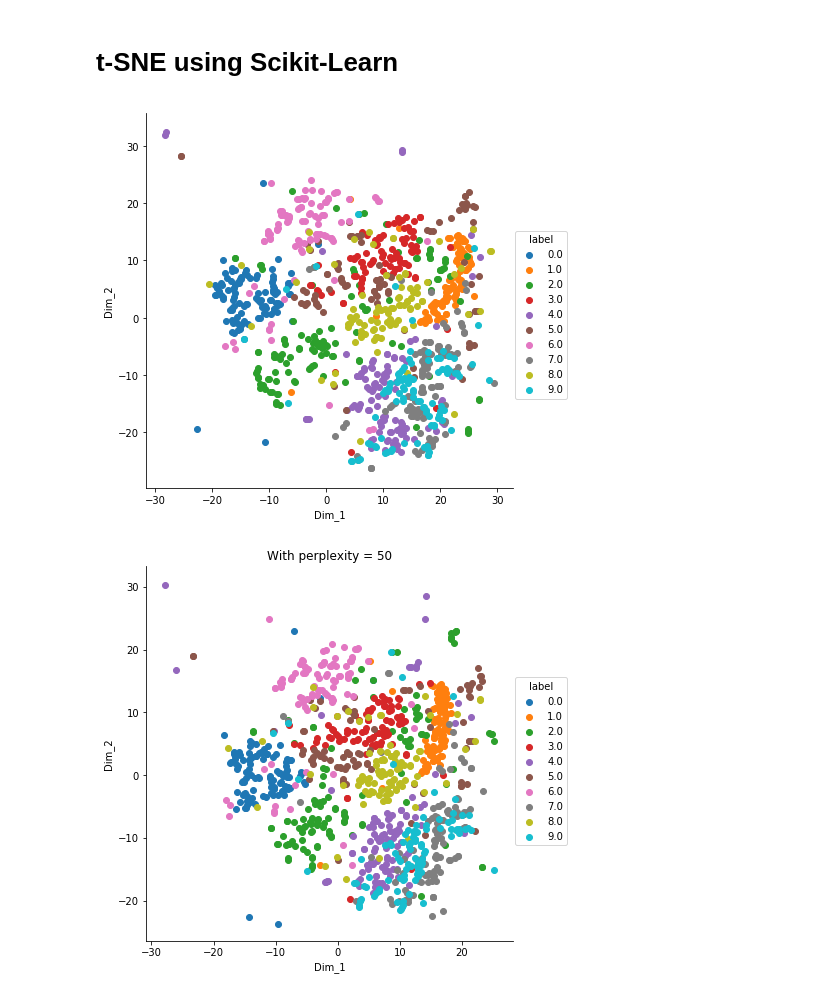
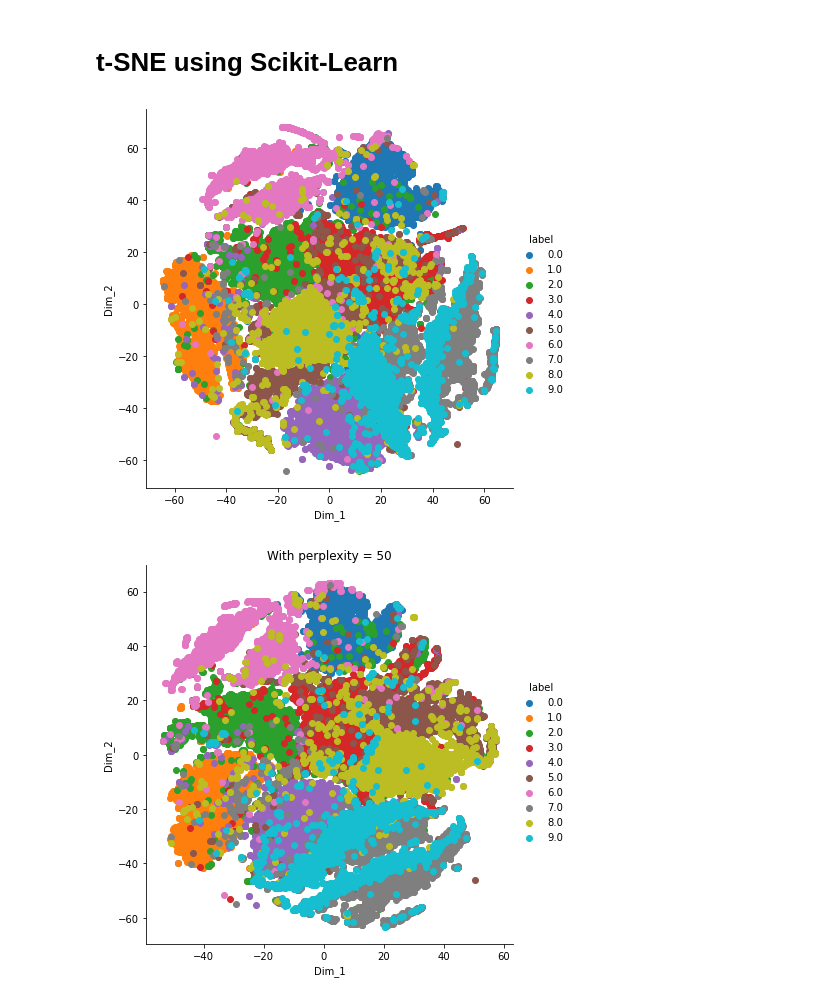
Before and after one commit to Udaykumar447/Real-World-Data-Science-Projects, a Jupyter notebook: Dimensionality Reduction - PCA, TSNE on MNIST dataset/mnist_pca_tsne.ipynb, the cells around one changed output. Cells and saved outputs as stored; diff of their text form; code cells hidden in the pictures.

```diff
--- a/Dimensionality Reduction - PCA, TSNE on MNIST dataset/mnist_pca_tsne.ipynb
+++ b/Dimensionality Reduction - PCA, TSNE on MNIST dataset/mnist_pca_tsne.ipynb
@@ -200,44 +200,39 @@ plt.show()
 # t-SNE using Scikit-Learn
 # %%
 # TSNE
-
 from sklearn.manifold import TSNE
-
-# Picking the top 1000 points as TSNE takes a lot of time for 15K points
-data_1000 = standardized_data[0:1000,:]
-labels_1000 = labels[0:1000]
-
 model = TSNE(n_components=2, random_state=0)
 # configuring the parameteres
 # the number of components = 2
 # default perplexity = 30
 # default learning rate = 200
 # default Maximum number of iterations for the optimization = 1000
 
-tsne_data = model.fit_transform(data_1000)
+tsne_data = model.fit_transform(data)
 
 
 # creating a new data frame which help us in ploting the result data
-tsne_data = np.vstack((tsne_data.T, labels_1000)).T
+tsne_data = np.vstack((tsne_data.T, labels)).T
 tsne_df = pd.DataFrame(data=tsne_data, columns=("Dim_1", "Dim_2", "label"))
 
 # Ploting the result of tsne
-sn.FacetGrid(tsne_df, hue="label", size=6).map(plt.scatter, 'Dim_1', 'Dim_2').add_legend()
+sn.FacetGrid(tsne_df, hue="label", height=6).map(plt.scatter, 'Dim_1', 'Dim_2').add_legend()
 plt.show()
 # %% [output]
-[figure, old version]
+[figure, new version]
 # %%
+# TSNE with perplexity with 50
 model = TSNE(n_components=2, random_state=0, perplexity=50)
-tsne_data = model.fit_transform(data_1000)
+tsne_data = model.fit_transform(data)
 
 # creating a new data fram which help us in ploting the result data
-tsne_data = np.vstack((tsne_data.T, labels_1000)).T
+tsne_data = np.vstack((tsne_data.T, labels)).T
 tsne_df = pd.DataFrame(data=tsne_data, columns=("Dim_1", "Dim_2", "label"))
 
 # Ploting the result of tsne
-sn.FacetGrid(tsne_df, hue="label", size=6).map(plt.scatter, 'Dim_1', 'Dim_2').add_legend()
+sn.FacetGrid(tsne_df, hue="label", height=6).map(plt.scatter, 'Dim_1', 'Dim_2').add_legend()
 plt.title('With perplexity = 50')
 plt.show()
 # %% [output]
-[figure, old version]
+[figure, new version]
 # %%
```
Also changed, not shown: parts of 3 cells of this notebook.
